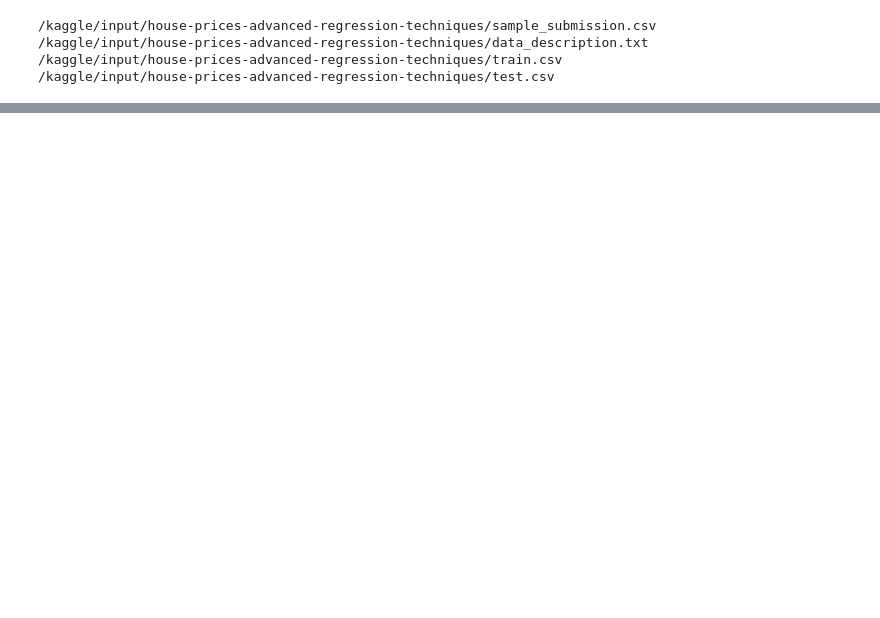
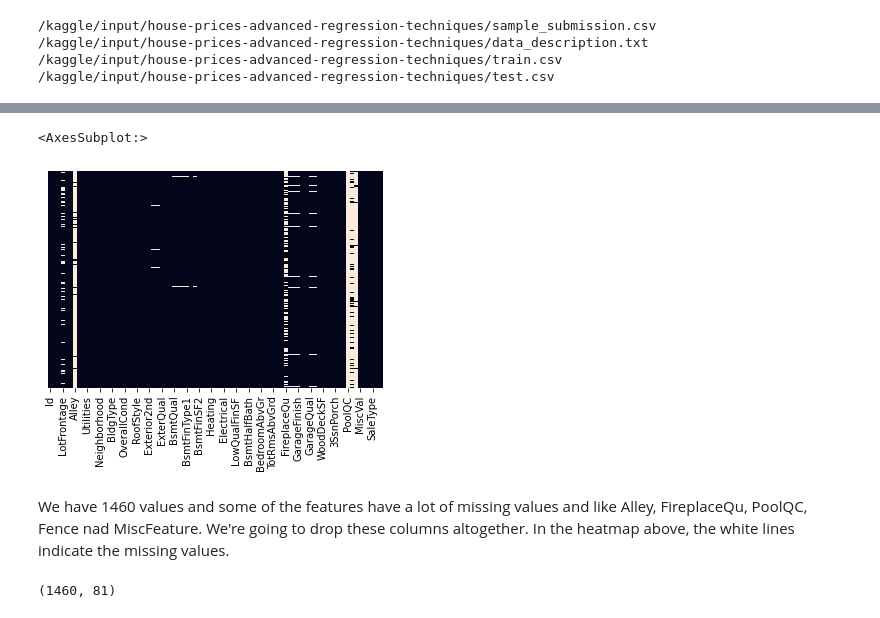
Before and after one commit to niramay447/kaggle-competitions, a Jupyter notebook: house-prices.ipynb, the cells around one changed output, grey strips where cells are left out. Saved outputs shown, nothing was run; the diff lists cells and outputs as text; code cells hidden in the pictures; blank space fills up the shorter version.

Commit message:
Kaggle Notebook | house_prices | Version 3

```diff
--- a/house-prices.ipynb
+++ b/house-prices.ipynb
@@ -23,0 +27,3 @@ for dirname, _, filenames in os.walk('/kaggle/input'):
+# %%
+train = pd.read_csv('/kaggle/input/house-prices-advanced-regression-techniques/train.csv')
+train.head()
@@ -23,0 +59,11 @@ for dirname, _, filenames in os.walk('/kaggle/input'):
+# %%
+sns.heatmap(train.isnull(),yticklabels=False, cbar=False)
+# %% [output]
+<AxesSubplot:>
+[figure, added]
+# %% [markdown]
+We have 1460 values and some of the features have a lot of missing values and like Alley, FireplaceQu, PoolQC, Fence nad MiscFeature. We're going to drop these columns altogether. In the heatmap above, the white lines indicate the missing values.
+# %%
+train.shape
+# %% [output]
+(1460, 81)
```
Also changed, not shown: parts of 5 cells of this notebook.
